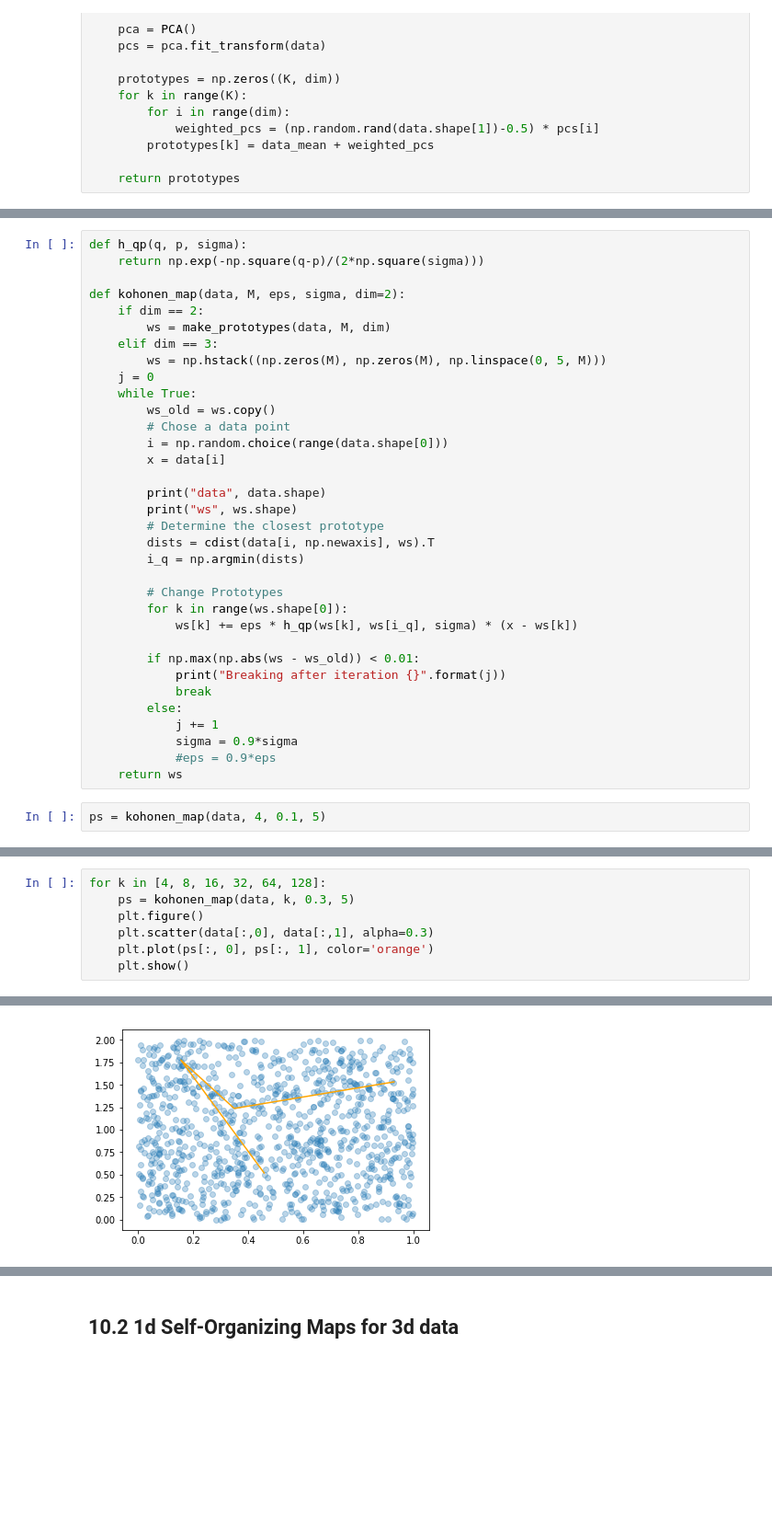
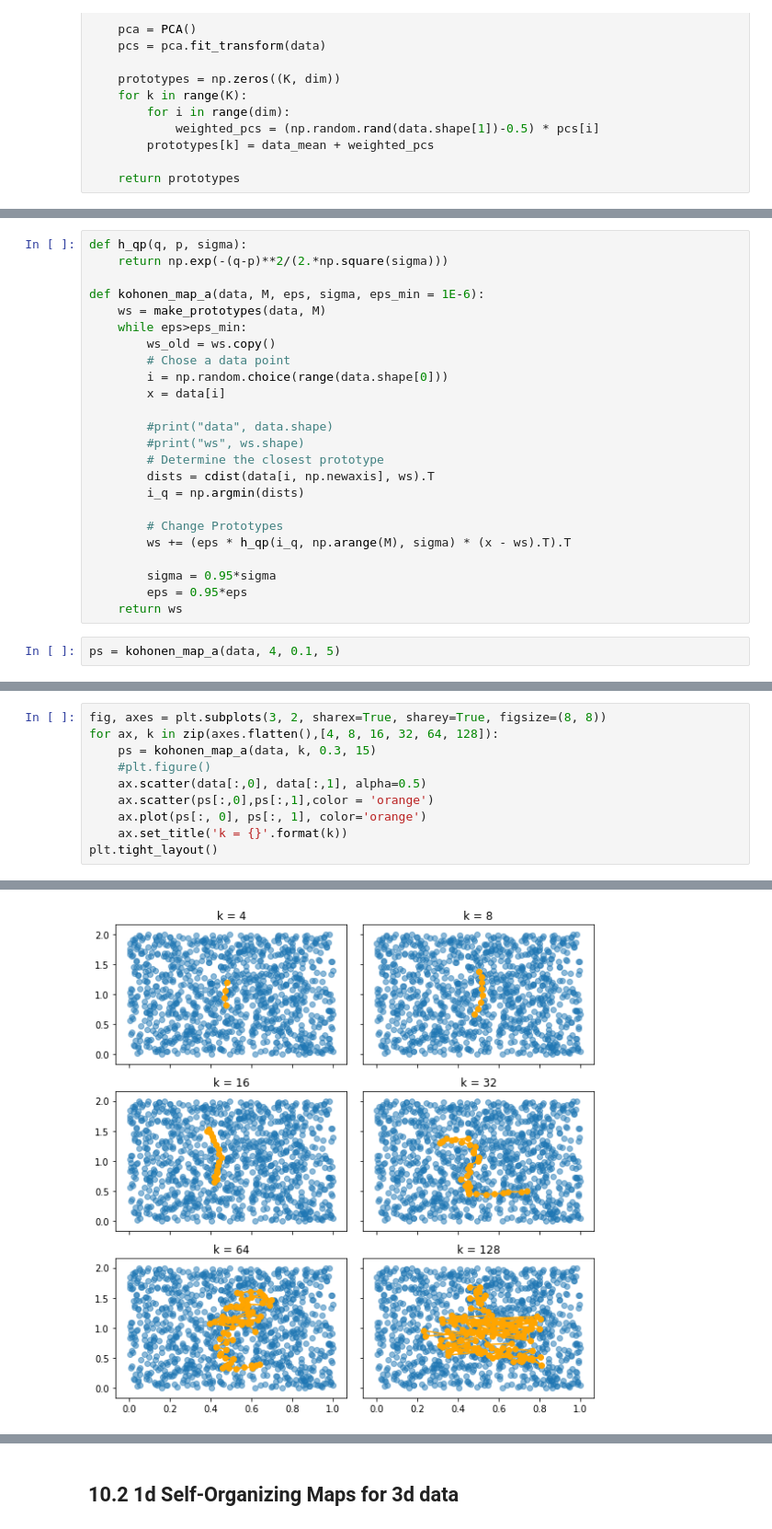
Before and after one commit to muellerfelix/mi-2, a Jupyter notebook: hw-10/HW-10.ipynb, the cells around one changed output, grey strips where cells are left out. Shown at 92% size. Cells and saved outputs as stored; diff of their text form; blank space fills up the shorter version.

```diff
--- a/hw-10/HW-10.ipynb
+++ b/hw-10/HW-10.ipynb
@@ -41,36 +35,26 @@ plt.scatter(ps[:, 0], ps[:, 1], color='orange')
 # %%
 def h_qp(q, p, sigma):
-    return np.exp(-np.square(q-p)/(2*np.square(sigma)))
+    return np.exp(-(q-p)**2/(2.*np.square(sigma)))
 
-def kohonen_map(data, M, eps, sigma, dim=2):
-    if dim == 2:
-        ws = make_prototypes(data, M, dim)
-    elif dim == 3:
-        ws = np.hstack((np.zeros(M), np.zeros(M), np.linspace(0, 5, M)))
-    j = 0
-    while True:
+def kohonen_map_a(data, M, eps, sigma, eps_min = 1E-6):
+    ws = make_prototypes(data, M)
+    while eps>eps_min:
         ws_old = ws.copy()
         # Chose a data point
         i = np.random.choice(range(data.shape[0]))
         x = data[i]
 
-        print("data", data.shape)
-        print("ws", ws.shape)
+        #print("data", data.shape)
+        #print("ws", ws.shape)
         # Determine the closest prototype
         dists = cdist(data[i, np.newaxis], ws).T
         i_q = np.argmin(dists)
 
         # Change Prototypes
-        for k in range(ws.shape[0]):
-            ws[k] += eps * h_qp(ws[k], ws[i_q], sigma) * (x - ws[k])
+        ws += (eps * h_qp(i_q, np.arange(M), sigma) * (x - ws).T).T
 
-        if np.max(np.abs(ws - ws_old)) < 0.01:
-            print("Breaking after iteration {}".format(j))
-            break
-        else:
-            j += 1
-            sigma = 0.9*sigma
-            #eps = 0.9*eps
+        sigma = 0.95*sigma
+        eps = 0.95*eps
     return ws
 # %%
-ps = kohonen_map(data, 4, 0.1, 5)
+ps = kohonen_map_a(data, 4, 0.1, 5)
@@ -86,8 +68,11 @@ plt.show()
 # %%
-for k in [4, 8, 16, 32, 64, 128]:
-    ps = kohonen_map(data, k, 0.3, 5)
-    plt.figure()
-    plt.scatter(data[:,0], data[:,1], alpha=0.3)
-    plt.plot(ps[:, 0], ps[:, 1], color='orange')
-    plt.show()
+fig, axes = plt.subplots(3, 2, sharex=True, sharey=True, figsize=(8, 8))
+for ax, k in zip(axes.flatten(),[4, 8, 16, 32, 64, 128]):
+    ps = kohonen_map_a(data, k, 0.3, 15)
+    #plt.figure()
+    ax.scatter(data[:,0], data[:,1], alpha=0.5)
+    ax.scatter(ps[:,0],ps[:,1],color = 'orange')
+    ax.plot(ps[:, 0], ps[:, 1], color='orange')
+    ax.set_title('k = {}'.format(k))
+plt.tight_layout()
 # %% [output]
@@ -95 +79 @@ Breaking after iteration 235
-[figure, old version]
+[figure, new version]
```
Also changed, not shown: parts of 16 cells of this notebook.
